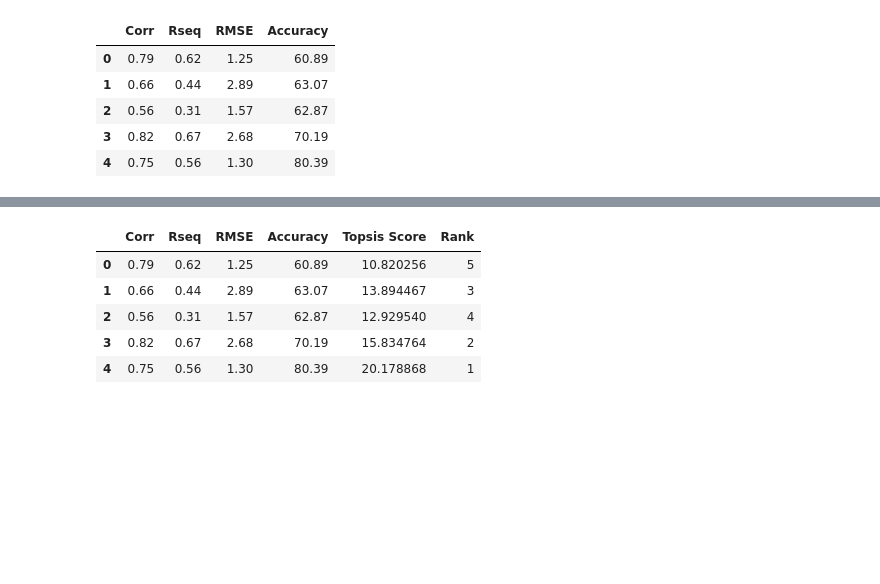
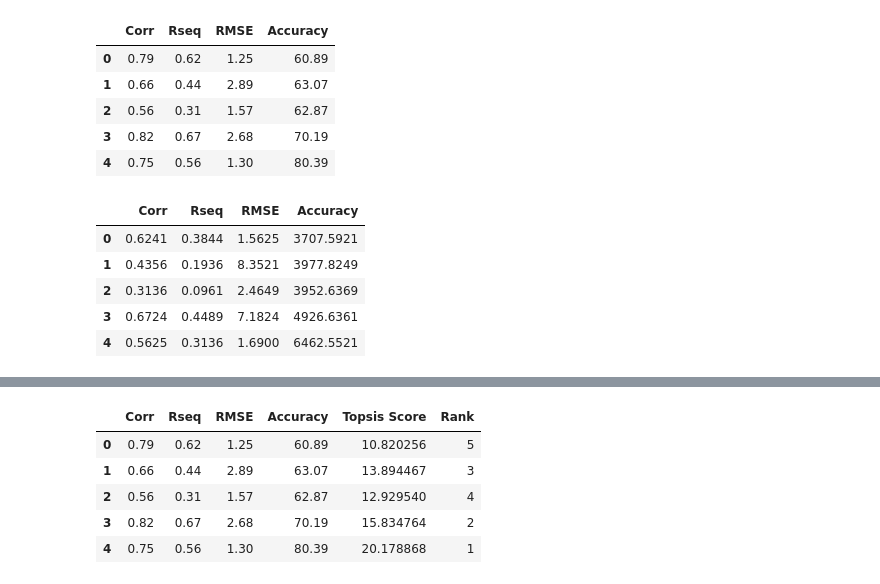
Before and after one commit to Kartikgc9/Machine-Learning-Assignments, a Jupyter notebook: Topsis_102003220.ipynb, the cells around one changed output, grey strips where cells are left out. Saved outputs shown, nothing was run; the diff lists cells and outputs as text; code cells hidden in the pictures; blank space fills up the shorter version.

```diff
--- a/Topsis_102003220.ipynb
+++ b/Topsis_102003220.ipynb
@@ -48,5 +48,12 @@ def func(df, col):
   df[col] = df[col] / np.sqrt(df[col].sum())
 # %%
 d=d*d
-# d
+d
+# %% [output]
+|  | Corr | Rseq | RMSE | Accuracy |
+| 0 | 0.6241 | 0.3844 | 1.5625 | 3707.5921 |
+| 1 | 0.4356 | 0.1936 | 8.3521 | 3977.8249 |
+| 2 | 0.3136 | 0.0961 | 2.4649 | 3952.6369 |
+| 3 | 0.6724 | 0.4489 | 7.1824 | 4926.6361 |
+| 4 | 0.5625 | 0.3136 | 1.6900 | 6462.5521 |
 # %%
```
Also changed, not shown: parts of 5 cells of this notebook.
